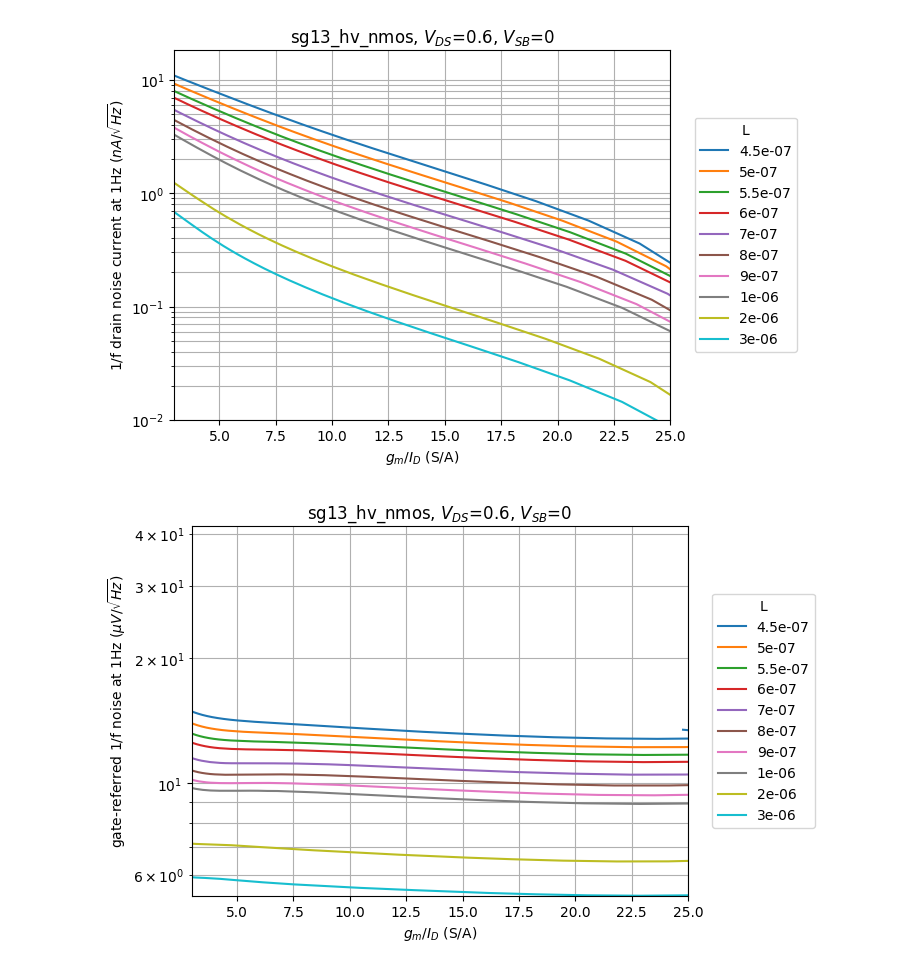
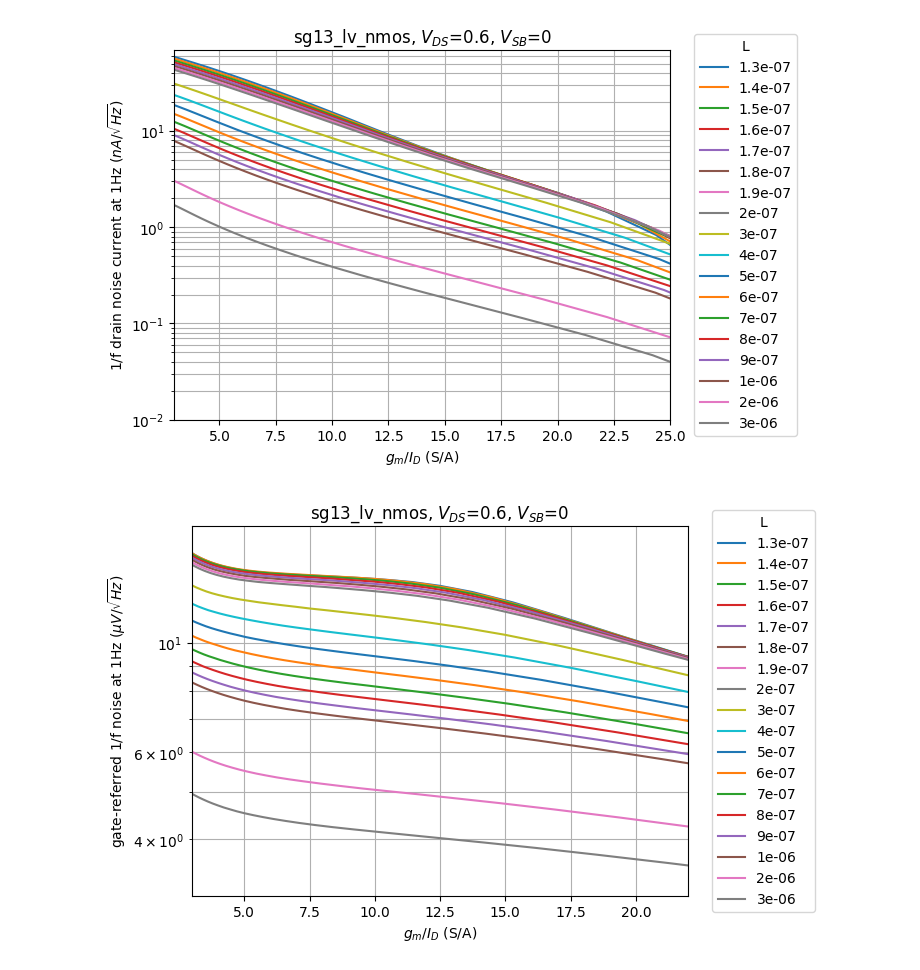
Before and after one commit to tatuc/Book-on-gm-ID-design, a Jupyter notebook: starter_files_open_source_tools/ihp-sg13g2/techsweep_plots_from_txt.ipynb, the cells around one changed output. Cells and saved outputs as stored; diff of their text form; code cells hidden in the pictures.

```diff
--- a/starter_files_open_source_tools/ihp-sg13g2/techsweep_plots_from_txt.ipynb
+++ b/starter_files_open_source_tools/ihp-sg13g2/techsweep_plots_from_txt.ipynb
@@ -3,7 +3,7 @@ import numpy as np
 import pandas as pd
 import matplotlib.pyplot as plt
 # %%
-choice = 3  #start from 0
+choice = 0  #start from 0
 devices = ['sg13_lv_nmos', 'sg13_lv_pmos', 'sg13_hv_nmos', 'sg13_hv_pmos']
 
 # widths used for characterization
@@ -186,22 +186,22 @@ plt.grid(which='major')
 plt.title(devices[choice]+', $V_{DS}$='+str(VDS1)+', $V_{SB}$='+str(VSB1))
 plt.show()
 # %% [output]
-[figure, old version]
+[figure, new version]
 # %%
 # plot gate-referred 1/f noise at 1Hz versus gm/ID for all L
 n1overf_gate = df2['sfl'].values / df2['gm'].values**2
 n1overf_gate = np.reshape(n1overf_gate, (len(vgs), -1), order='F')
 
 fig, ax = plt.subplots()
 ax.semilogy(gm_id2, np.sqrt(n1overf_gate)/1e-6)
 ax.legend(loc='center right', bbox_to_anchor=(1.27, 0.5), title='L', labels=l.tolist())
-plt.xlim(3, 25)
+plt.xlim(3, 22)
 plt.ylim(np.amin(np.sqrt(n1overf_gate)/1e-6), np.amax(np.sqrt(n1overf_gate)/1e-6))
 plt.xlabel('$g_m/I_D$ (S/A)')
 plt.ylabel('gate-referred 1/f noise at 1Hz ($\mu V/ \sqrt{Hz}$)')
 plt.grid(which='minor')
 plt.grid(which='major')
 plt.title(devices[choice]+', $V_{DS}$='+str(VDS1)+', $V_{SB}$='+str(VSB1))
 plt.show()
 # %% [output]
-[figure, old version]
+[figure, new version]
```
Also changed, not shown: parts of 8 cells of this notebook.
